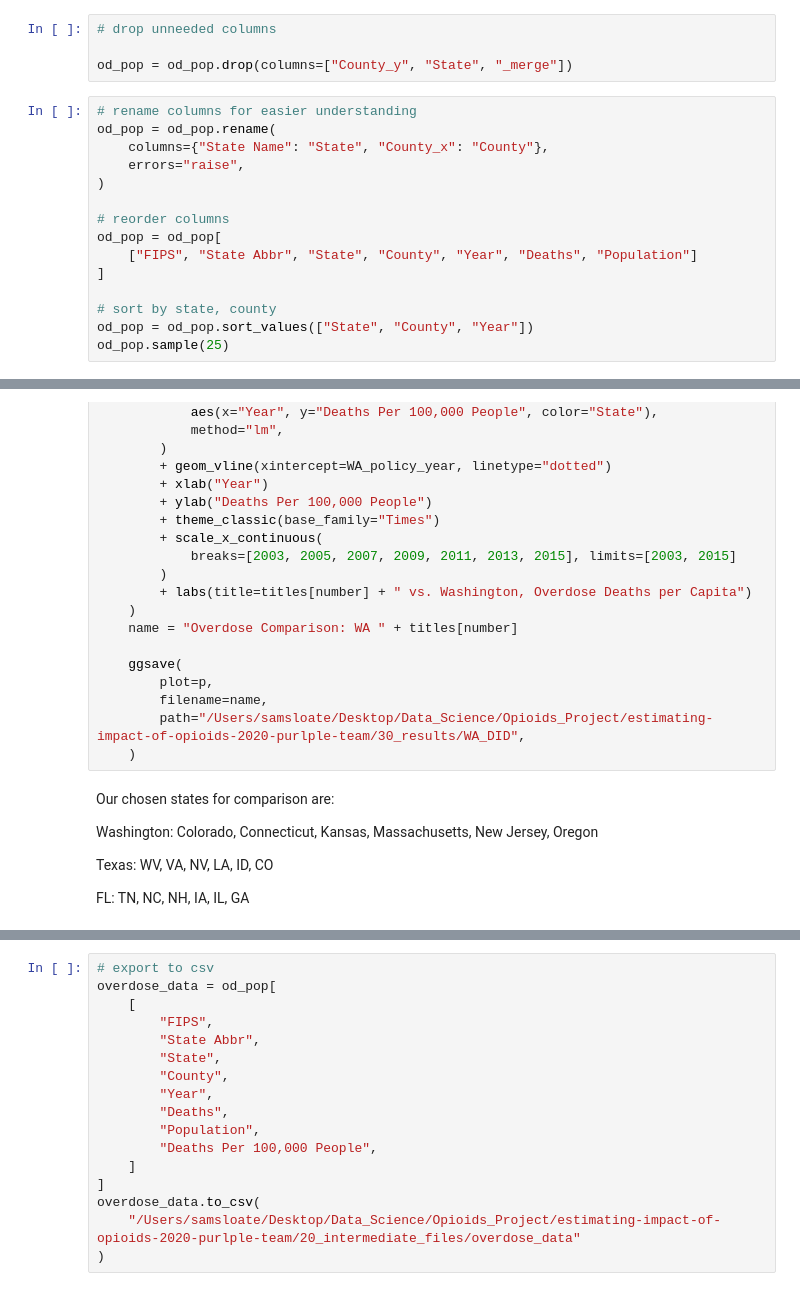
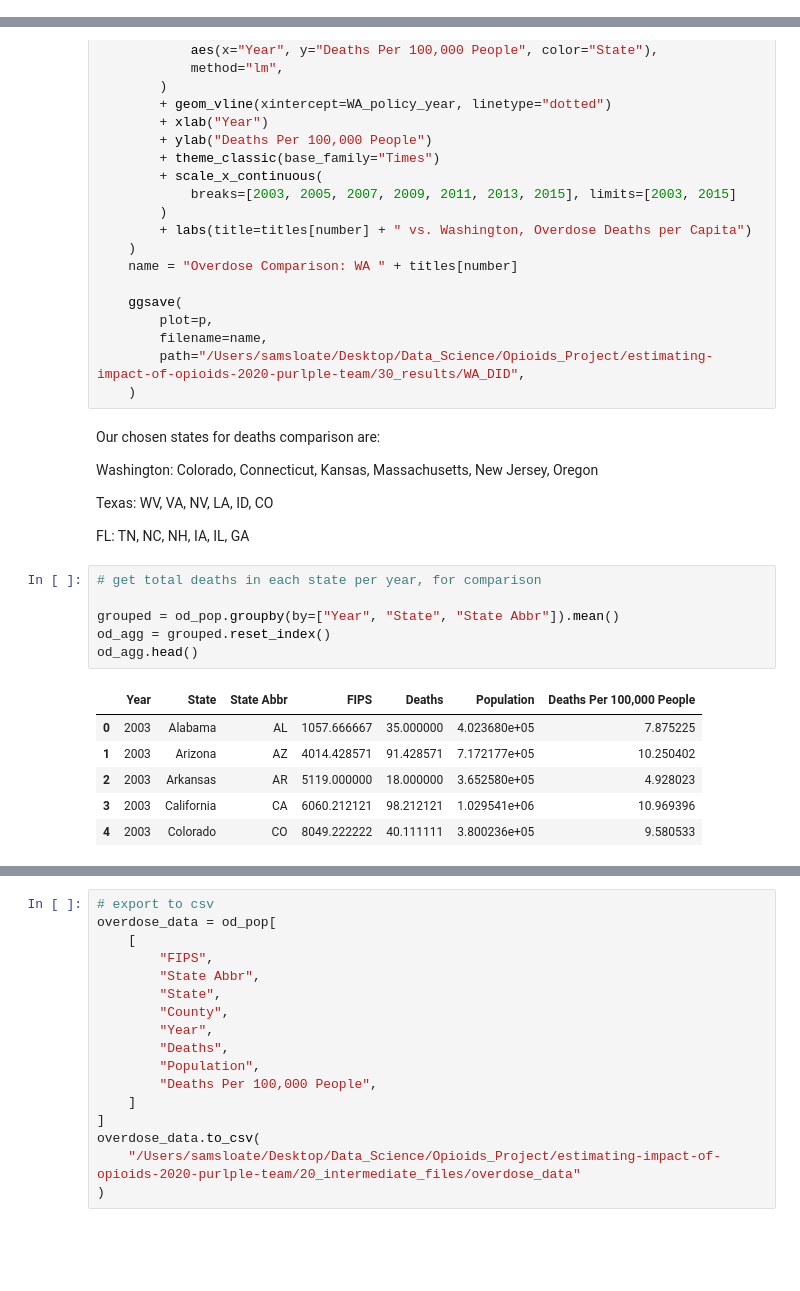
Before and after one commit to TommyTseng1129/Impact-Estimation-of-Opioid-Control-Policies, a Jupyter notebook: 10_code/od_deaths_graphing_code.ipynb, the cells around one changed output, grey strips where cells are left out. Cells and saved outputs as stored; diff of their text form; blank space fills up the shorter version.

```diff
--- a/10_code/od_deaths_graphing_code.ipynb
+++ b/10_code/od_deaths_graphing_code.ipynb
@@ -49,19 +10,0 @@ od_pop.sample(25)
-# %%
-# drop unneeded columns
-
-od_pop = od_pop.drop(columns=["County_y", "State", "_merge"])
-# %%
-# rename columns for easier understanding
-od_pop = od_pop.rename(
-    columns={"State Name": "State", "County_x": "County"},
-    errors="raise",
-)
-
-# reorder columns
-od_pop = od_pop[
-    ["FIPS", "State Abbr", "State", "County", "Year", "Deaths", "Population"]
-]
-
-# sort by state, county
-od_pop = od_pop.sort_values(["State", "County", "Year"])
-od_pop.sample(25)
@@ -403,10 +320,23 @@ for number in range(0, 50):
         path="/Users/samsloate/Desktop/Data_Science/Opioids_Project/estimating-impact-of-opioids-2020-purlple-team/30_results/WA_DID",
     )
 # %% [markdown]
-Our chosen states for comparison are:
+Our chosen states for deaths comparison are:
 
 Washington: Colorado, Connecticut, Kansas, Massachusetts, New Jersey, Oregon
 
 Texas: WV, VA, NV, LA, ID, CO
 
 FL: TN, NC, NH, IA, IL, GA
+# %%
+# get total deaths in each state per year, for comparison
+
+grouped = od_pop.groupby(by=["Year", "State", "State Abbr"]).mean()
+od_agg = grouped.reset_index()
+od_agg.head()
+# %% [output]
+|  | Year | State | State Abbr | FIPS | Deaths | Population | Deaths Per 100,000 People |
+| 0 | 2003 | Alabama | AL | 1057.666667 | 35.000000 | 4.023680e+05 | 7.875225 |
+| 1 | 2003 | Arizona | AZ | 4014.428571 | 91.428571 | 7.172177e+05 | 10.250402 |
+| 2 | 2003 | Arkansas | AR | 5119.000000 | 18.000000 | 3.652580e+05 | 4.928023 |
+| 3 | 2003 | California | CA | 6060.212121 | 98.212121 | 1.029541e+06 | 10.969396 |
+| 4 | 2003 | Colorado | CO | 8049.222222 | 40.111111 | 3.800236e+05 | 9.580533 |
```
Also changed, not shown: parts of 19 cells of this notebook.
